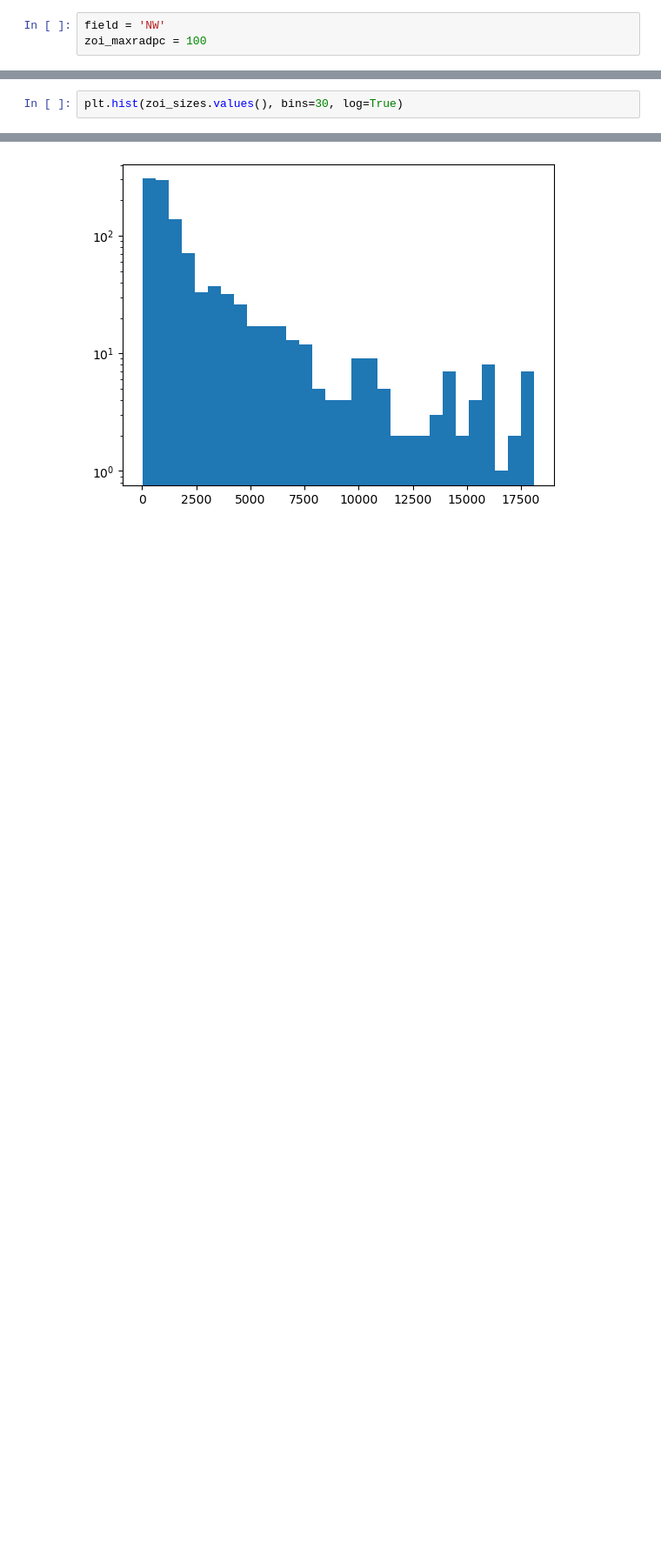
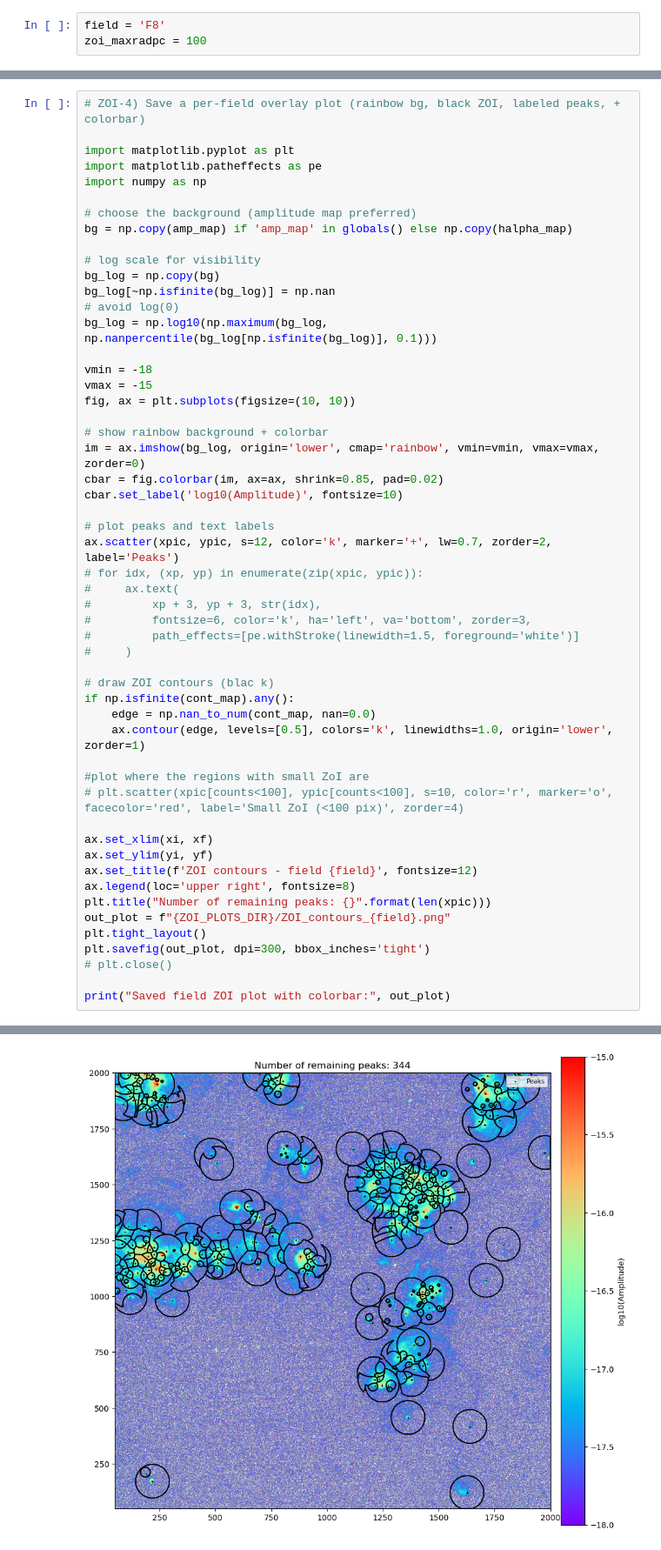
Before and after one commit to emmajarvis/M33-HII-region-catalog, a Jupyter notebook: 4_ZoI.ipynb, the cells around one changed output, grey strips where cells are left out. Shown at 87% size. Cells and saved outputs as stored; diff of their text form; blank space fills up the shorter version.

Commit message:
modified where zoi are saved

```diff
--- a/4_ZoI.ipynb
+++ b/4_ZoI.ipynb
@@ -1,5 +1,5 @@
 # %%
-field = 'NW'
+field = 'F8'
 zoi_maxradpc = 100
 # %%
 # --- Imports ---
@@ -644,3 +593,54 @@ Average ZOI size (in pixels): 2388.16
 # %%
-plt.hist(zoi_sizes.values(), bins=30, log=True)
+# ZOI-4) Save a per-field overlay plot (rainbow bg, black ZOI, labeled peaks, + colorbar)
+
+import matplotlib.pyplot as plt
+import matplotlib.patheffects as pe
+import numpy as np
+
+# choose the background (amplitude map preferred)
+bg = np.copy(amp_map) if 'amp_map' in globals() else np.copy(halpha_map)
+
+# log scale for visibility
+bg_log = np.copy(bg)
+bg_log[~np.isfinite(bg_log)] = np.nan
+# avoid log(0)
+bg_log = np.log10(np.maximum(bg_log, np.nanpercentile(bg_log[np.isfinite(bg_log)], 0.1)))
+
+vmin = -18
+vmax = -15
+fig, ax = plt.subplots(figsize=(10, 10))
+
+# show rainbow background + colorbar
+im = ax.imshow(bg_log, origin='lower', cmap='rainbow', vmin=vmin, vmax=vmax, zorder=0)
+cbar = fig.colorbar(im, ax=ax, shrink=0.85, pad=0.02)
+cbar.set_label('log10(Amplitude)', fontsize=10)
+
+# plot peaks and text labels
+ax.scatter(xpic, ypic, s=12, color='k', marker='+', lw=0.7, zorder=2, label='Peaks')
+# for idx, (xp, yp) in enumerate(zip(xpic, ypic)):
+#     ax.text(
+#         xp + 3, yp + 3, str(idx),
+#         fontsize=6, color='k', ha='left', va='bottom', zorder=3,
+#         path_effects=[pe.withStroke(linewidth=1.5, foreground='white')]
+#     )
+
+# draw ZOI contours (blac k)
+if np.isfinite(cont_map).any():
+    edge = np.nan_to_num(cont_map, nan=0.0)
+    ax.contour(edge, levels=[0.5], colors='k', linewidths=1.0, origin='lower', zorder=1)
+
+#plot where the regions with small ZoI are
+# plt.scatter(xpic[counts<100], ypic[counts<100], s=10, color='r', marker='o', facecolor='red', label='Small ZoI (<100 pix)', zorder=4)
+
+ax.set_xlim(xi, xf)
+ax.set_ylim(yi, yf)
+ax.set_title(f'ZOI contours - field {field}', fontsize=12)
+ax.legend(loc='upper right', fontsize=8)
+plt.title("Number of remaining peaks: {}".format(len(xpic)))
+out_plot = f"{ZOI_PLOTS_DIR}/ZOI_contours_{field}.png"
+plt.tight_layout()
+plt.savefig(out_plot, dpi=300, bbox_inches='tight')
+# plt.close()
+
+print("Saved field ZOI plot with colorbar:", out_plot)
 # %% [output]
@@ -659 +648 @@ plt.hist(zoi_sizes.values(), bins=30, log=True)
-[figure, old version]
+[figure, new version]
```
Also changed, not shown: parts of 10 cells of this notebook, 12 other files.
